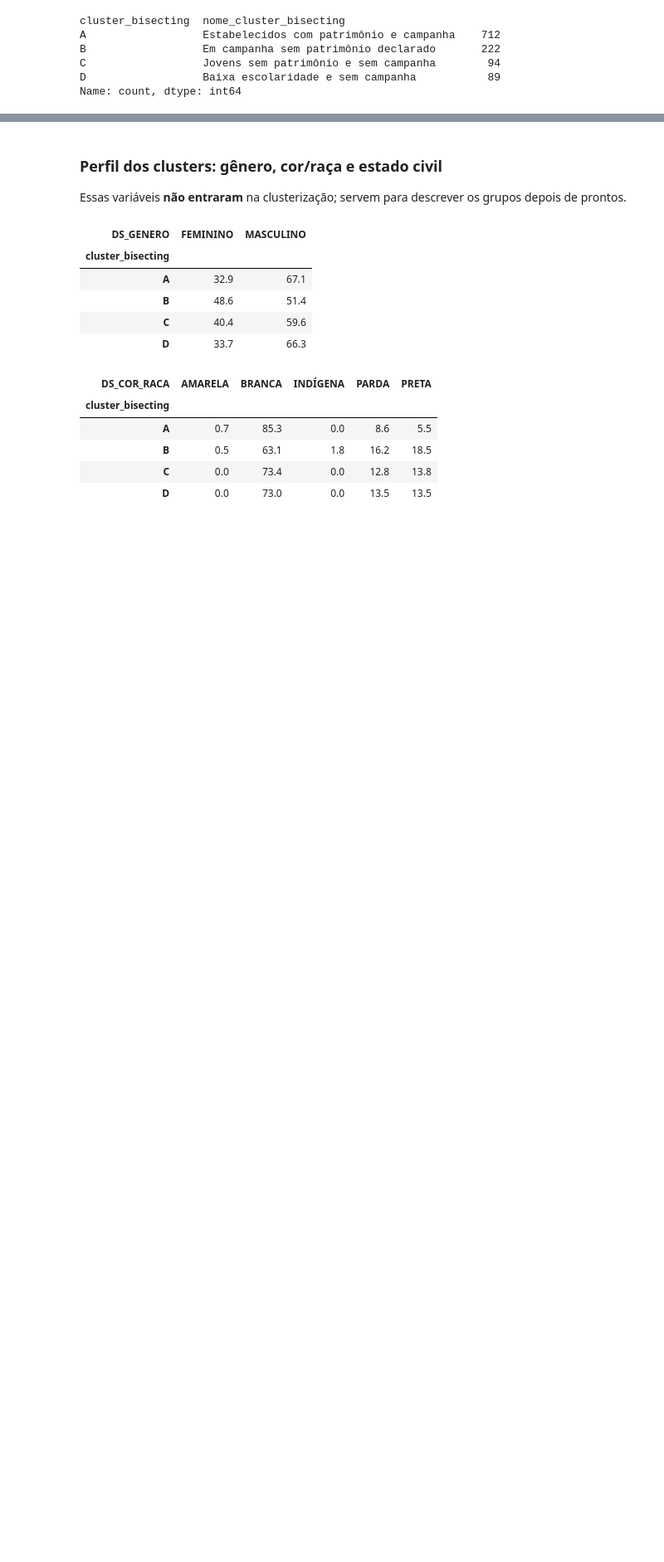
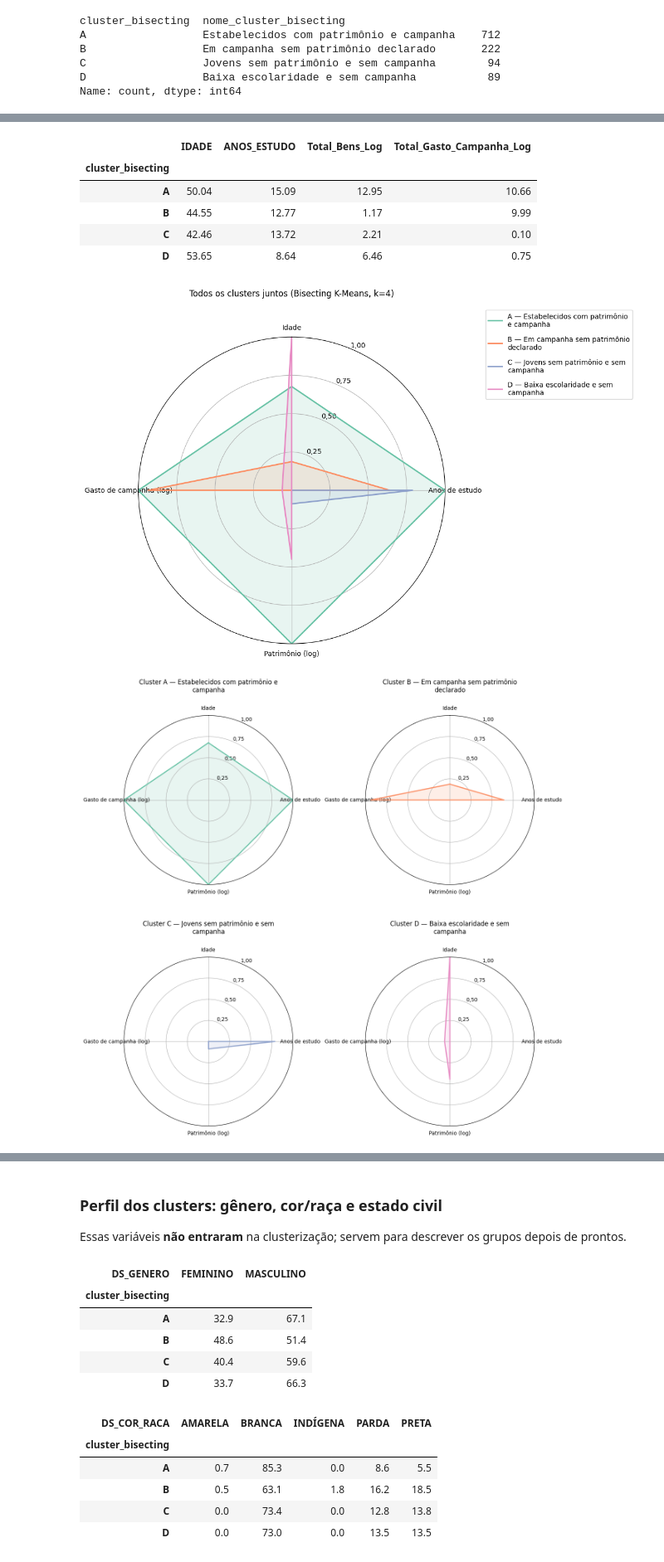
Before and after one commit to Rflavia/mineracao_dados, a Jupyter notebook: 02_clusterizacao_com_despesa.ipynb, the cells around one changed output, grey strips where cells are left out. Shown at 83% size. Drawn from its saved outputs; the diff is of its cells as text; code cells hidden in the pictures; blank space fills up the shorter version.

```diff
--- a/02_clusterizacao_com_despesa.ipynb
+++ b/02_clusterizacao_com_despesa.ipynb
@@ -1155,0 +1162,77 @@ Name: count, dtype: int64
+# %%
+import textwrap
+from sklearn.preprocessing import MinMaxScaler
+
+# Reaproveita plot_radar e labels_eixos_v2, definidos na Parte 1 (radar do K-Means).
+# Centro de cada cluster = média das 4 variáveis (escala original) dos candidatos do cluster.
+centroides_bisecting_v2 = df_bisecting_v2.groupby('cluster_bisecting')[variaveis_v2].mean()
+display(centroides_bisecting_v2.round(2))
+
+# Normaliza entre 0 e 1 por variável, somente para o gráfico radar
+centros_radar_bisecting_v2 = MinMaxScaler().fit_transform(centroides_bisecting_v2.values)
+
+# Mesma paleta (Set2) usada nos demais gráficos do Bisecting, agora com a letra do cluster como chave
+cores_letra_bisecting_v2 = dict(zip(clusters_bisecting_v2, sns.color_palette('Set2', n_colors=k_bisecting_v2)))
+
+# ==================================================
+# Radar com todos os clusters
+# ==================================================
+fig, ax = plt.subplots(figsize=(8, 8), subplot_kw=dict(polar=True))
+
+plot_radar(
+    ax,
+    centros_radar_bisecting_v2,
+    labels_eixos_v2,
+    clusters_bisecting_v2,
+    cores_letra_bisecting_v2,
+    f"Todos os clusters juntos (Bisecting K-Means, k={k_bisecting_v2})"
+)
+
+handles, _ = ax.get_legend_handles_labels()
+ax.legend(
+    handles,
+    [f"{c} — {textwrap.fill(NOMES_CLUSTER_BISECTING[c], 28)}" for c in clusters_bisecting_v2],
+    loc="upper left",
+    bbox_to_anchor=(1.12, 1.10),
+    labelspacing=1.1
+)
+plt.show()
+
+# ==================================================
+# Um gráfico radar para cada cluster
+# ==================================================
+ncols = 2
+nrows = -(-k_bisecting_v2 // ncols)
+
+fig, axes = plt.subplots(
+    nrows, ncols,
+    figsize=(6.5 * ncols, 6.5 * nrows),
+    subplot_kw=dict(polar=True)
+)
+axes = np.atleast_1d(axes).ravel()
+
+for i, cluster in enumerate(clusters_bisecting_v2):
+    plot_radar(
+        axes[i],
+        [centros_radar_bisecting_v2[i]],
+        labels_eixos_v2,
+        [cluster],
+        cores_letra_bisecting_v2,
+        f"Cluster {cluster} — {textwrap.fill(NOMES_CLUSTER_BISECTING[cluster], 32)}"
+    )
+
+# Remove espaços vazios do gráfico
+for j in range(len(clusters_bisecting_v2), len(axes)):
+    fig.delaxes(axes[j])
+
+plt.tight_layout()
+plt.show()
+# %% [output]
+|  | IDADE | ANOS_ESTUDO | Total_Bens_Log | Total_Gasto_Campanha_Log |
+| cluster_bisecting |  |  |  |  |
+| A | 50.04 | 15.09 | 12.95 | 10.66 |
+| B | 44.55 | 12.77 | 1.17 | 9.99 |
+| C | 42.46 | 13.72 | 2.21 | 0.10 |
+| D | 53.65 | 8.64 | 6.46 | 0.75 |
+[figure, added]
+[figure, added]
```
Also changed, not shown: parts of 4 cells of this notebook, 5 other files.
